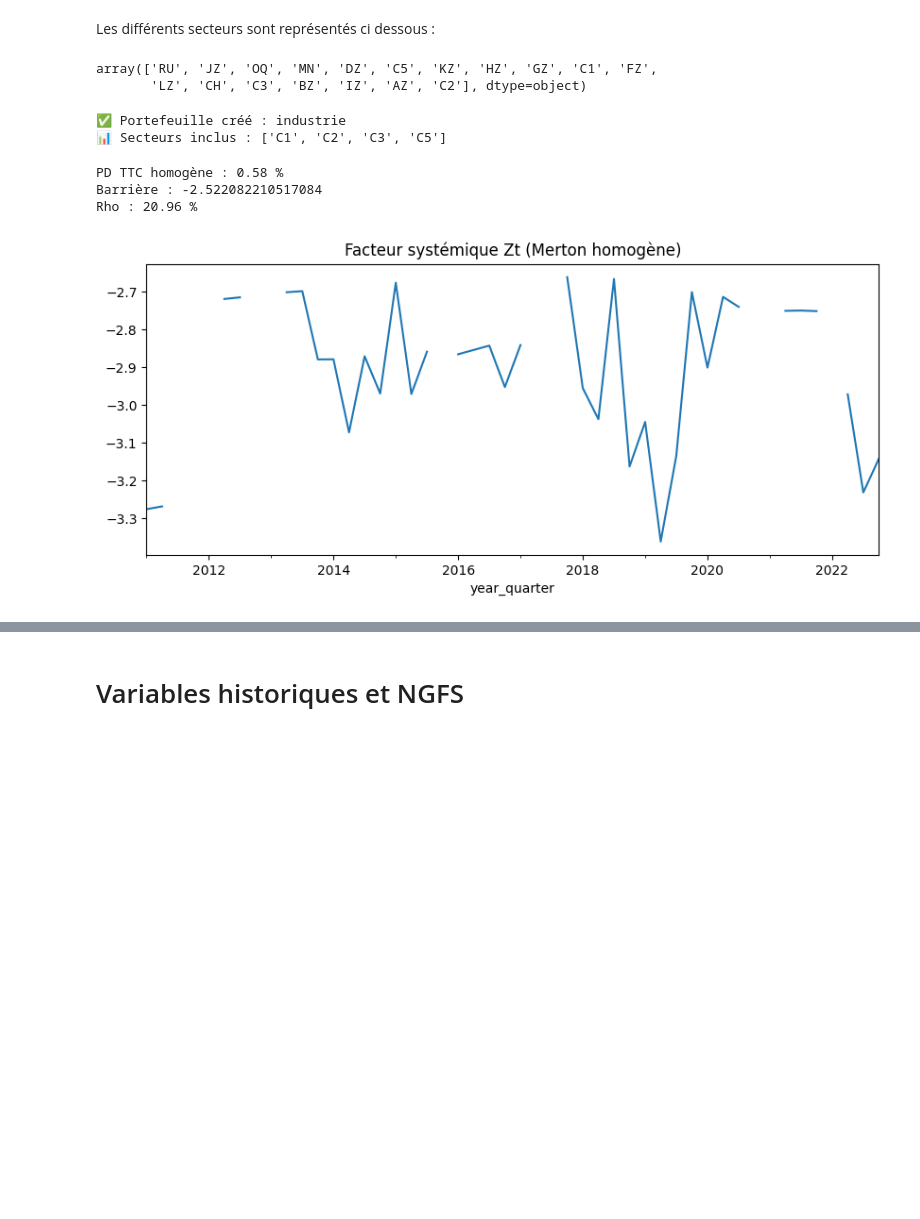
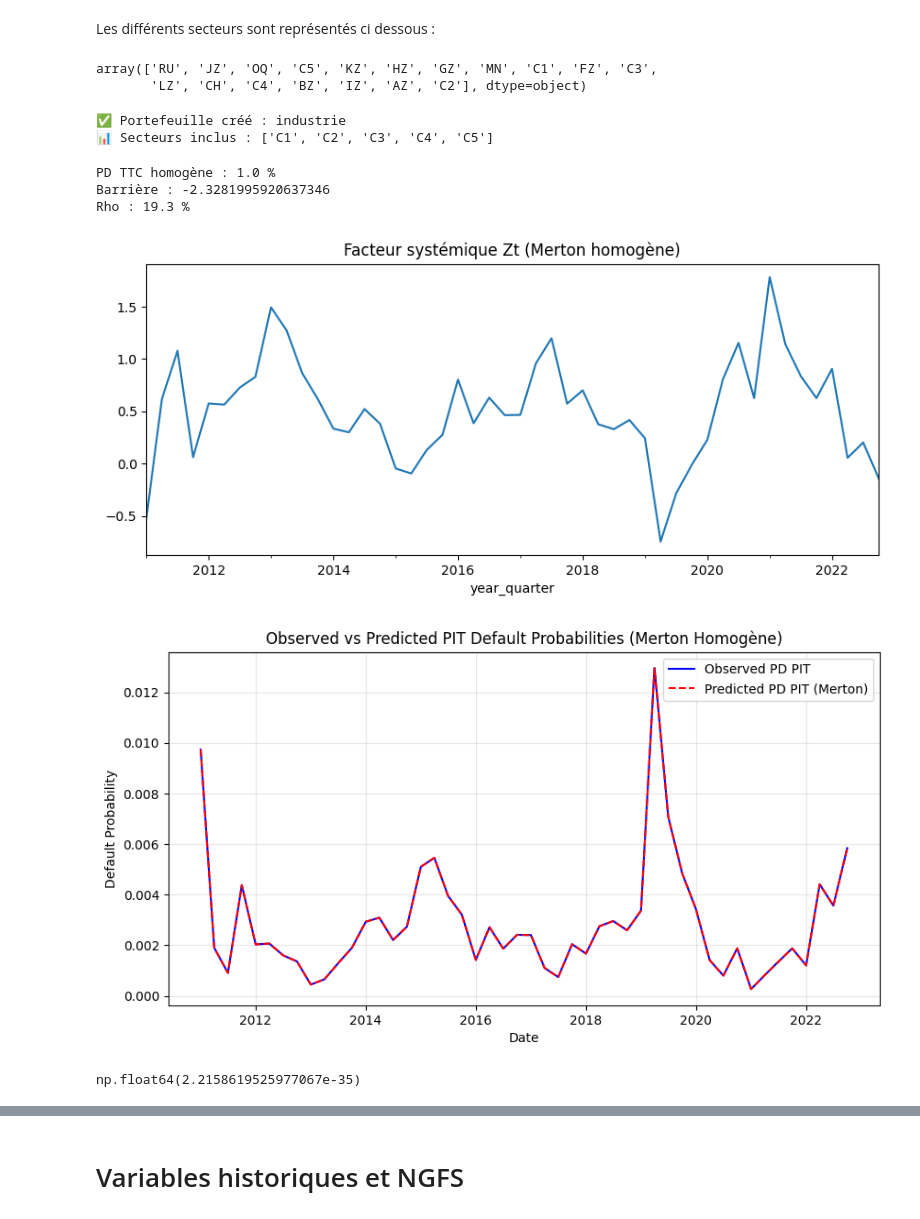
Before and after one commit to gaetanblecon/PROJET_ESA_SRESS_TEST_SQUARE_MANAGEMENT, a Jupyter notebook: notebooks/data_management.ipynb, the cells around one changed output, grey strips where cells are left out. Saved outputs shown, nothing was run; the diff lists cells and outputs as text; code cells hidden in the pictures; blank space fills up the shorter version.

```diff
--- a/notebooks/data_management.ipynb
+++ b/notebooks/data_management.ipynb
@@ -3,13 +3,14 @@
 # %%
 import sys
 sys.path.insert(0, '..')
+import importlib
 
+# Si vous modifiez le fichier preprocessing n'oubliez pas d'activer la ligne suivante
+importlib.reload(src.preprocessing)
 
 from src.preprocessing import prepare_corporate_ratings, annualize_and_fill_ratings, create_quarterly_rating_transitions, truncating_data
 
-#importlib.reload(src.preprocessing)
-
-DATA_PATH = "../data/credit_ratings/data_rating_corporate.csv"
+DATA_PATH = "../data/credit_ratings/data_rating_corporate_v100.xlsx"
 
 df_initial = prepare_corporate_ratings(DATA_PATH)
 
@@ -32,14 +33,16 @@ Les différents secteurs sont représentés ci dessous :
 # %%
 data_rating_quarterly_updated_date["nace"].unique()
 # %% [output]
-array(['RU', 'JZ', 'OQ', 'MN', 'DZ', 'C5', 'KZ', 'HZ', 'GZ', 'C1', 'FZ',
-       'LZ', 'CH', 'C3', 'BZ', 'IZ', 'AZ', 'C2'], dtype=object)
+array(['RU', 'JZ', 'OQ', 'C5', 'KZ', 'HZ', 'GZ', 'MN', 'C1', 'FZ', 'C3',
+       'LZ', 'CH', 'C4', 'BZ', 'IZ', 'AZ', 'C2'], dtype=object)
 # %%
+# Si vous modifiez le fichier preprocessing n'oubliez pas d'activer la ligne suivante
+# importlib.reload(src.preprocessing)
 from src.preprocessing import SectorPortfolio
 
 industrie_portfolio = SectorPortfolio.create_from_processed_data(
     name="industrie",
-    sectors=['C1', 'C2', 'C3', 'C5'], #
+    sectors=['C1','C2','C3','C4','C5'], #
     annual_data=data_rating_yearly_updated_date,
     quarterly_data=data_rating_quarterly_updated_date
 )
@@ -53,21 +56,27 @@ print("📊 Secteurs inclus :", industrie_portfolio.sectors)
 # print("🔹 Données annuelles :", industrie_portfolio.quarterly_data)
 # %% [output]
 ✅ Portefeuille créé : industrie
-📊 Secteurs inclus : ['C1', 'C2', 'C3', 'C5']
+📊 Secteurs inclus : ['C1', 'C2', 'C3', 'C4', 'C5']
 # %%
+# Si vous modifiez le fichier merton_homo n'oubliez pas d'activer la ligne suivante
+# importlib.reload(src.merton_homo)
 from src.merton_homo import MertonHomogeneous
 
 merton_industry = MertonHomogeneous(industrie_portfolio)
 zt_industry = merton_industry.compute()
 
 print("PD TTC homogène :", round(merton_industry.p_ttc*100,2),"%")
 print("Barrière :", merton_industry.barriers)
 print("Rho :", round(merton_industry.rho*100,2),"%")
 
-zt_industry.plot()
+zt_industry.plotting_zt()
+zt_industry.plot_pred_obs()
+zt_industry.mse()
 # %% [output]
-PD TTC homogène : 0.58 %
-Barrière : -2.522082210517084
-Rho : 20.96 %
+PD TTC homogène : 1.0 %
+Barrière : -2.3281995920637346
+Rho : 19.3 %
-[figure, old version]
+[figure, new version]
+[figure, added]
+np.float64(2.2158619525977067e-35)
 # %%
```
Also changed, not shown: parts of 11 cells of this notebook, 6 other files.
